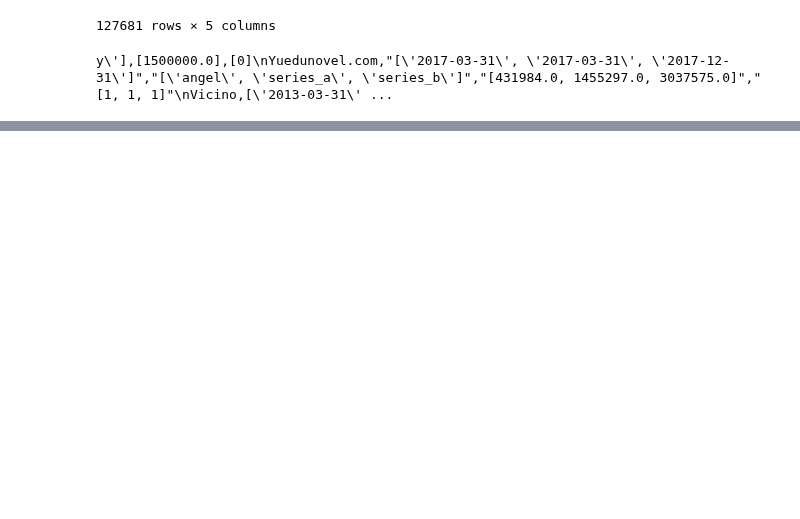
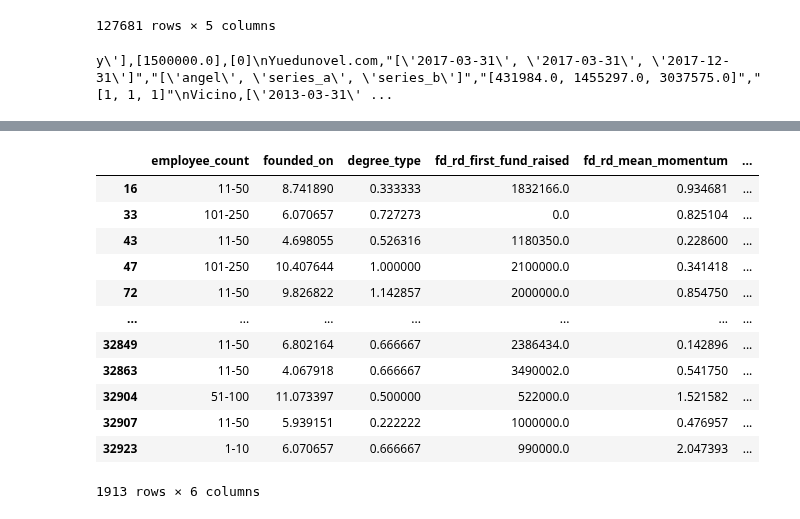
Before and after one commit to StardustLID/TEMG4952A-TEAM-5, a Jupyter notebook: backend/csv_helper.ipynb, the cells around one changed output, grey strips where cells are left out. Saved outputs shown, nothing was run; the diff lists cells and outputs as text; code cells hidden in the pictures; blank space fills up the shorter version.

```diff
--- a/backend/csv_helper.ipynb
+++ b/backend/csv_helper.ipynb
@@ -987,0 +1047,18 @@ y\'],[1500000.0],[0]\nYuedunovel.com,"[\'2017-03-31\', \'2017-03-31\', \'2017-12
+# %%
+today = pd.Timestamp.today()
+df['founded_on'] = (today - df['founded_on']) / pd.Timedelta(365, unit="d")
+df
+# %% [output]
+|  | employee_count | founded_on | degree_type | fd_rd_first_fund_raised | fd_rd_mean_momentum | ... |
+| 16 | 11-50 | 8.741890 | 0.333333 | 1832166.0 | 0.934681 | ... |
+| 33 | 101-250 | 6.070657 | 0.727273 | 0.0 | 0.825104 | ... |
+| 43 | 11-50 | 4.698055 | 0.526316 | 1180350.0 | 0.228600 | ... |
+| 47 | 101-250 | 10.407644 | 1.000000 | 2100000.0 | 0.341418 | ... |
+| 72 | 11-50 | 9.826822 | 1.142857 | 2000000.0 | 0.854750 | ... |
+| ... | ... | ... | ... | ... | ... | ... |
+| 32849 | 11-50 | 6.802164 | 0.666667 | 2386434.0 | 0.142896 | ... |
+| 32863 | 11-50 | 4.067918 | 0.666667 | 3490002.0 | 0.541750 | ... |
+| 32904 | 51-100 | 11.073397 | 0.500000 | 522000.0 | 1.521582 | ... |
+| 32907 | 11-50 | 5.939151 | 0.222222 | 1000000.0 | 0.476957 | ... |
+| 32923 | 1-10 | 6.070657 | 0.666667 | 990000.0 | 2.047393 | ... |
+1913 rows × 6 columns
```
Also changed, not shown: parts of 8 cells of this notebook, 3 other files.
